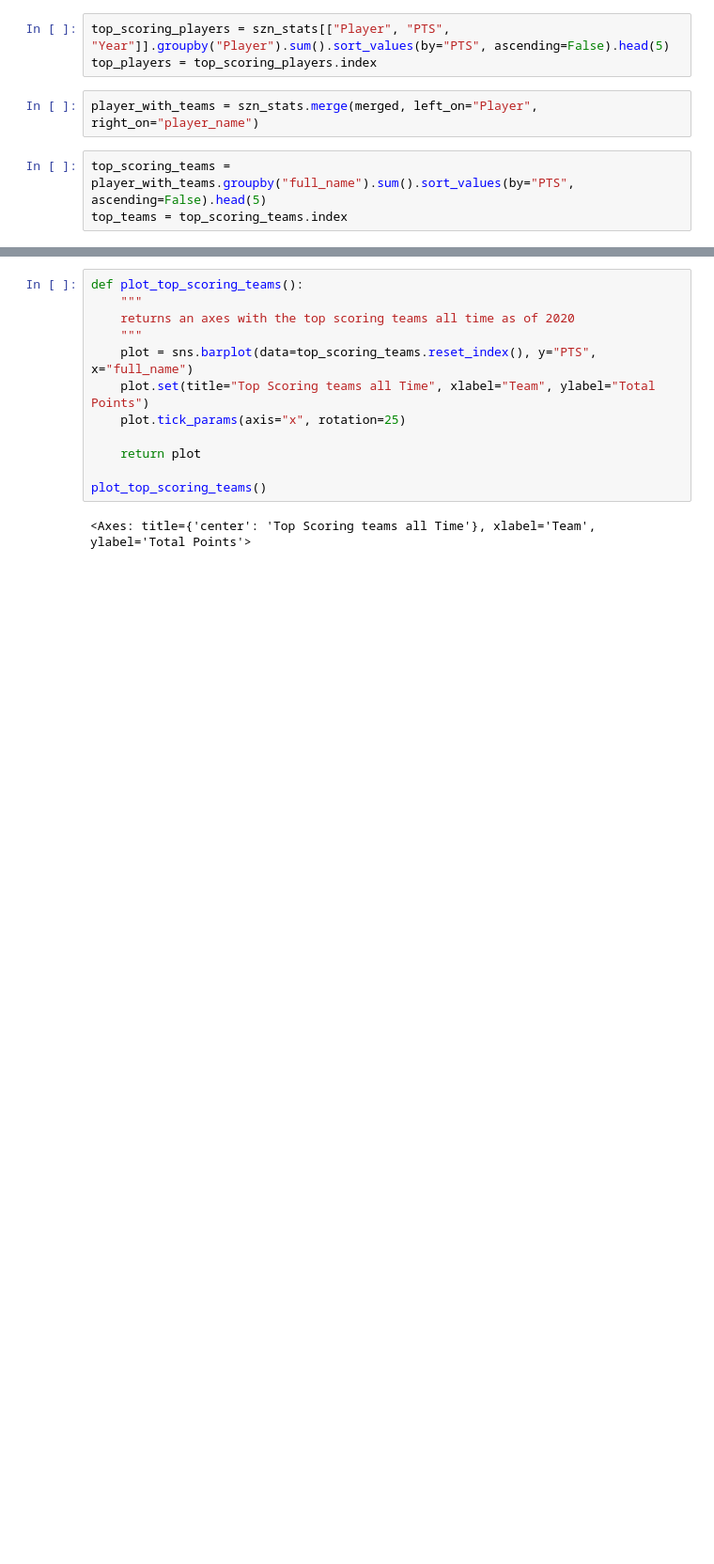
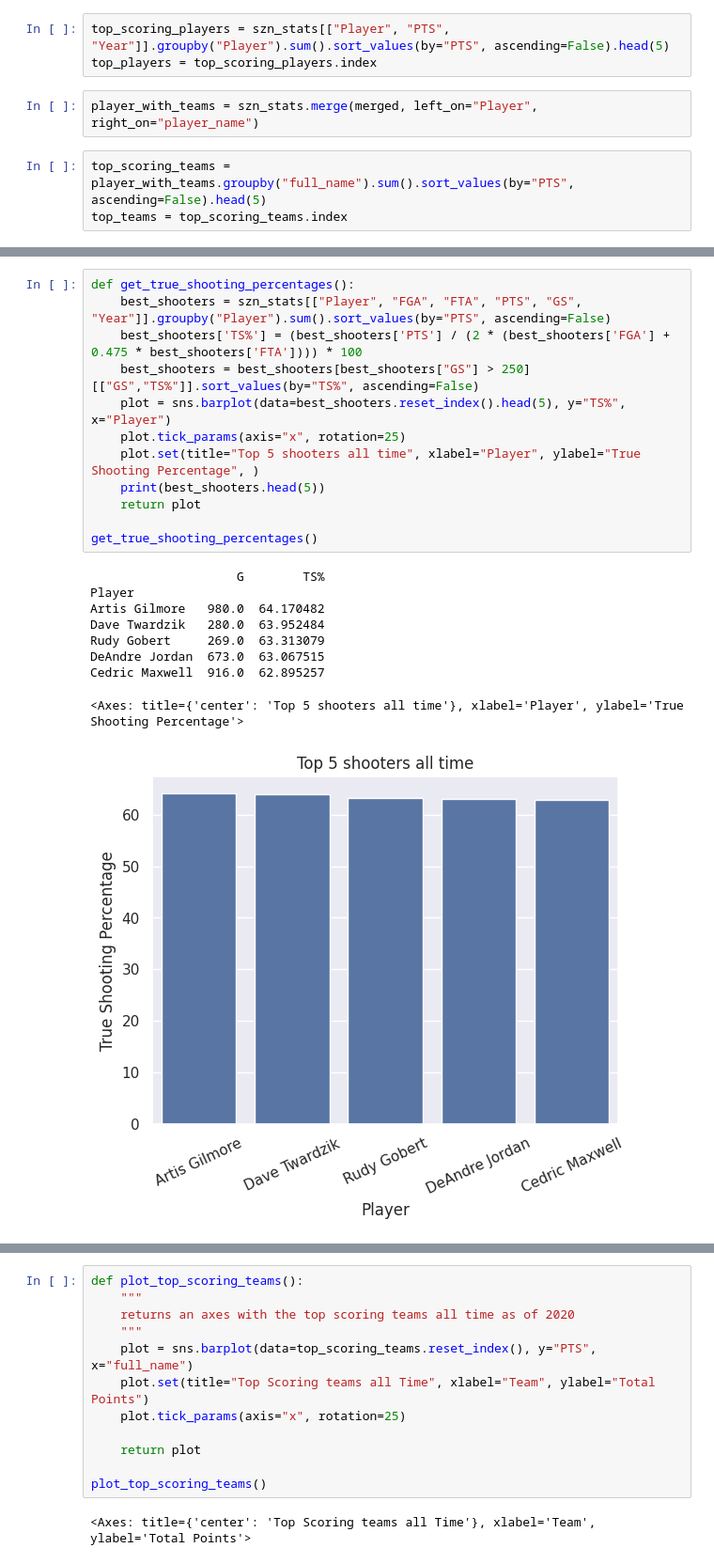
Before and after one commit to SantiagoG14/CSE160-Final-Proj-Basketball, a Jupyter notebook: player-stats.ipynb, the cells around one changed output, grey strips where cells are left out. Shown at 94% size. Saved outputs shown, nothing was run; the diff lists cells and outputs as text; blank space fills up the shorter version.

```diff
--- a/player-stats.ipynb
+++ b/player-stats.ipynb
@@ -40,0 +87,22 @@ top_teams = top_scoring_teams.index
+# %%
+def get_true_shooting_percentages():
+    best_shooters = szn_stats[["Player", "FGA", "FTA", "PTS", "GS", "Year"]].groupby("Player").sum().sort_values(by="PTS", ascending=False)
+    best_shooters['TS%'] = (best_shooters['PTS'] / (2 * (best_shooters['FGA'] + 0.475 * best_shooters['FTA']))) * 100
+    best_shooters = best_shooters[best_shooters["GS"] > 250][["GS","TS%"]].sort_values(by="TS%", ascending=False)
+    plot = sns.barplot(data=best_shooters.reset_index().head(5), y="TS%", x="Player")
+    plot.tick_params(axis="x", rotation=25)
+    plot.set(title="Top 5 shooters all time", xlabel="Player", ylabel="True Shooting Percentage", )
+    print(best_shooters.head(5))
+    return plot
+
+get_true_shooting_percentages()
+# %% [output]
+                    G        TS%
+Player
+Artis Gilmore   980.0  64.170482
+Dave Twardzik   280.0  63.952484
+Rudy Gobert     269.0  63.313079
+DeAndre Jordan  673.0  63.067515
+Cedric Maxwell  916.0  62.895257
+<Axes: title={'center': 'Top 5 shooters all time'}, xlabel='Player', ylabel='True Shooting Percentage'>
+[figure, added]
```
Also changed, not shown: parts of 18 cells of this notebook, 3 other files.
